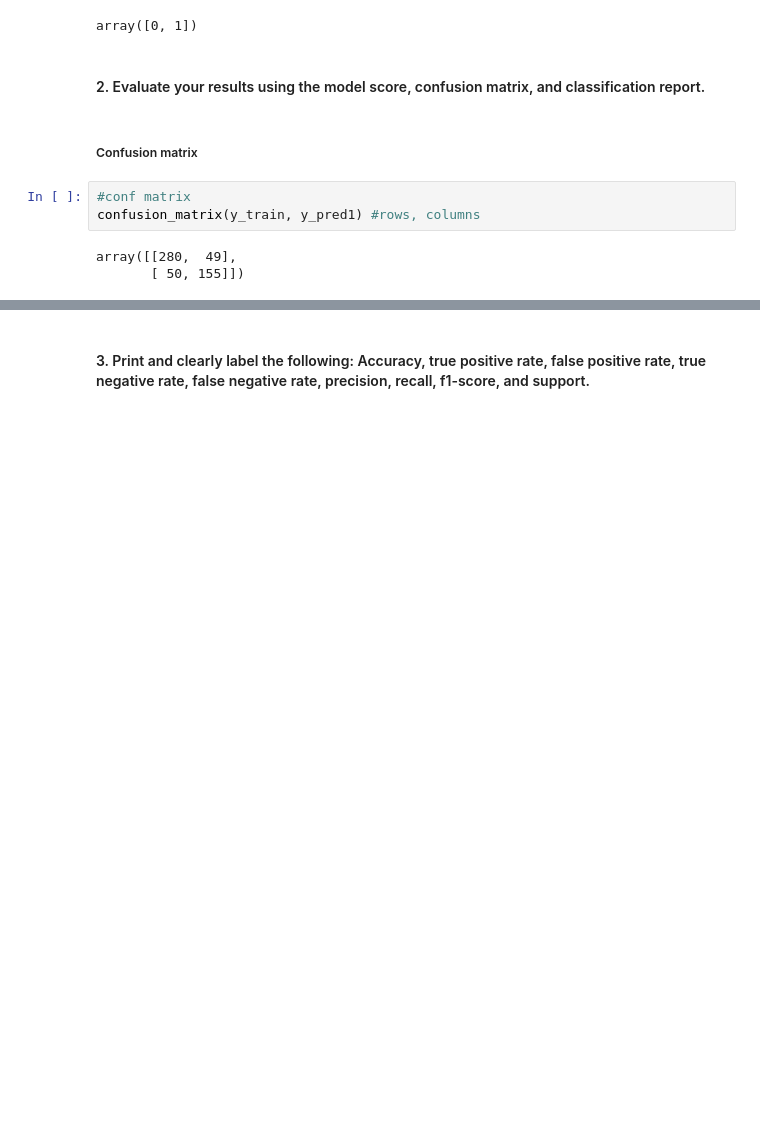
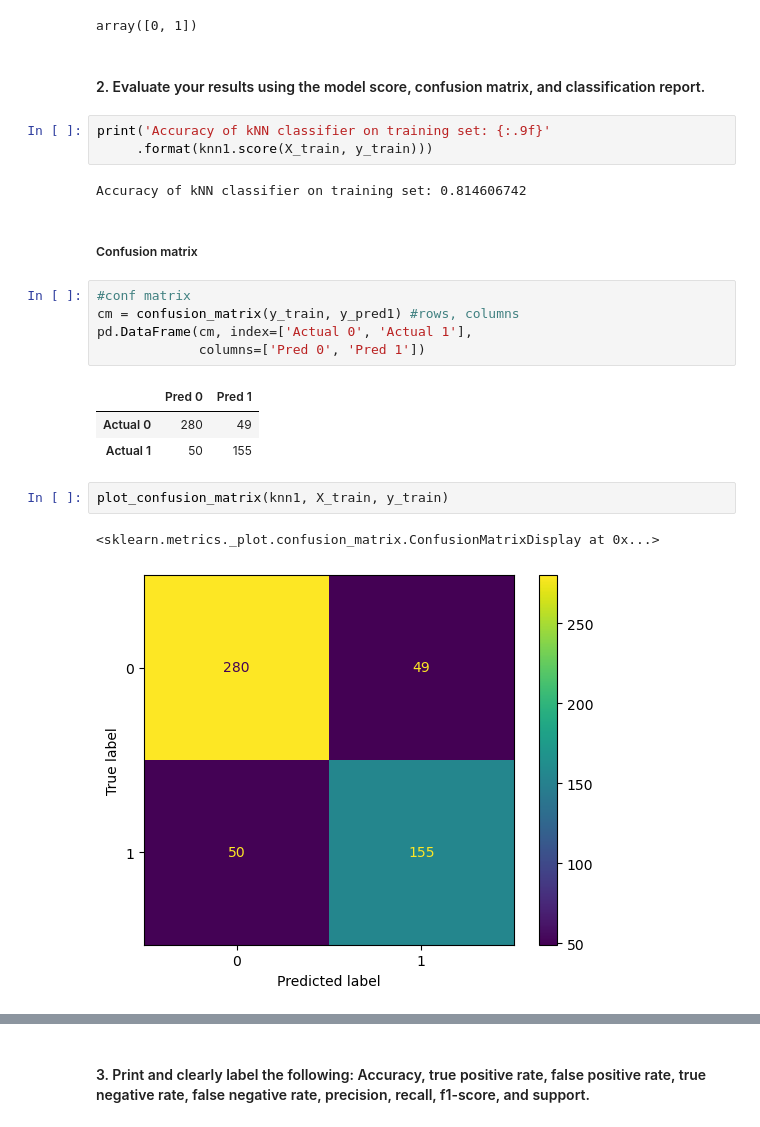
Before and after one commit to rosendo-lugo/classification-exercises, a Jupyter notebook: knn_model.ipynb, the cells around one changed output, grey strips where cells are left out. Saved outputs shown, nothing was run; the diff lists cells and outputs as text; blank space fills up the shorter version.

```diff
--- a/knn_model.ipynb
+++ b/knn_model.ipynb
@@ -119,11 +163,24 @@ knn1.classes_
 array([0, 1])
 # %% [markdown]
 #### 2. Evaluate your results using the model score, confusion matrix, and classification report.
+# %%
+print('Accuracy of kNN classifier on training set: {:.9f}'
+     .format(knn1.score(X_train, y_train)))
+# %% [output]
+Accuracy of kNN classifier on training set: 0.814606742
 # %% [markdown]
 ##### Confusion matrix
 # %%
 #conf matrix
-confusion_matrix(y_train, y_pred1) #rows, columns
+cm = confusion_matrix(y_train, y_pred1) #rows, columns
+pd.DataFrame(cm, index=['Actual 0', 'Actual 1'],
+             columns=['Pred 0', 'Pred 1'])
 # %% [output]
-array([[280,  49],
-       [ 50, 155]])
+|  | Pred 0 | Pred 1 |
+| Actual 0 | 280 | 49 |
+| Actual 1 | 50 | 155 |
+# %%
+plot_confusion_matrix(knn1, X_train, y_train)
+# %% [output]
+<sklearn.metrics._plot.confusion_matrix.ConfusionMatrixDisplay at 0x...>
+[figure, added]
```
Also changed, not shown: parts of 24 cells of this notebook, 3 other files.
